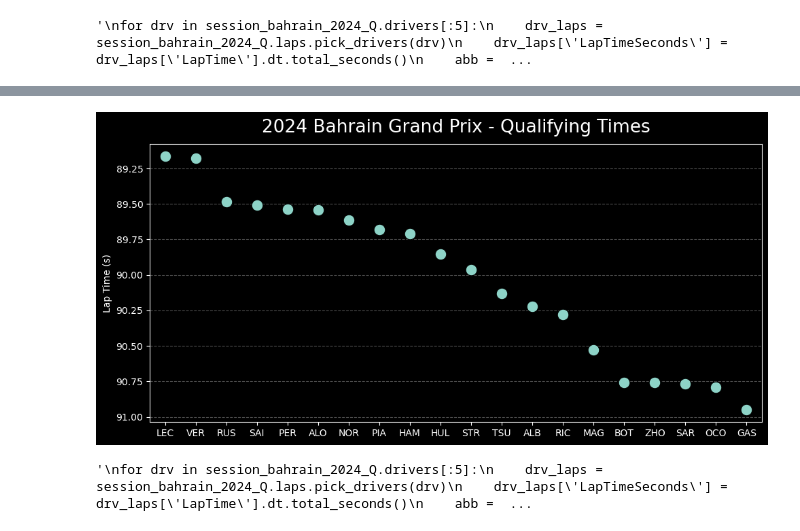
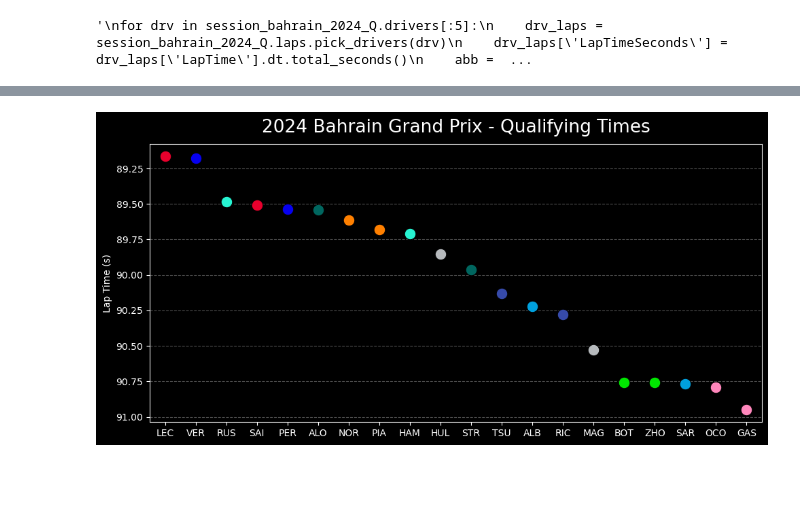
Before and after one commit to elijahmccauley/f1_tire_deg, a Jupyter notebook: FastF1Test.ipynb, the cells around one changed output, grey strips where cells are left out. Saved outputs shown, nothing was run; the diff lists cells and outputs as text; code cells hidden in the pictures; blank space fills up the shorter version.

Commit message:
Fix colors on plots

```diff
--- a/FastF1Test.ipynb
+++ b/FastF1Test.ipynb
@@ -286,10 +286,13 @@ fastest_laps = laps.loc[laps.groupby('Driver')['LapTime'].idxmin()]
 fastest_laps = fastest_laps.copy()
 fastest_laps['LapTimeSeconds'] = fastest_laps['LapTime'].dt.total_seconds()
 fastest_laps = fastest_laps.sort_values(by='LapTimeSeconds')
-print(fastest_laps)
+
 fig, ax = plt.subplots(figsize=(10, 5))
 plt.style.use('dark_background')
-
+driver_colors = {
+    driver: fastf1.plotting.get_driver_color(driver, session_bahrain_2024_Q)
+    for driver in fastest_laps['Driver']
+}
 sns.stripplot(
     x='Driver',
     y='LapTimeSeconds',
@@ -299,7 +302,8 @@ sns.stripplot(
     edgecolor='black',
     linewidth=0.8,
     ax=ax,
-    jitter=False # This keeps all points on a perfect vertical line
+    jitter=False, # This keeps all points on a perfect vertical line
+    palette=driver_colors
 )
 
 ax.set_title(f"{session_bahrain_2024_Q.event.year} {session_bahrain_2024_Q.event.EventName} - Qualifying Times")
@@ -313,37 +317,4 @@ ax.invert_yaxis()
 ax.grid(which='major', axis='y', linestyle='--', color='gray', alpha=0.6)
 plt.tight_layout()
 plt.show()
-
-'''session_results = {}
-for driver in session_bahrain_2024_Q.drivers:
-    try:
-        abb = session_bahrain_2024_Q.laps.pick_drivers(driver)['Driver'].iloc[0]
-        driver_fastest = session_bahrain_2024_Q.laps.pick_drivers(driver).pick_fastest()
-        print(driver_fastest)
-        session_results[abb] = driver_fastest['LapTime'].total_seconds()
-    except:
-        print("no data", driver)
-
-fig, ax1 = plt.subplots()
-
-for key in session_results.keys():
-    data = session_results[key]
-
-    style = fastf1.plotting.get_driver_style(identifier=key, style=['color', 'linestyle'], session=session_bahrain_2024_Q)
-    ax1.plot(key, data[0], label=key, **style)
-ax1.set_xlabel('Distance')
-ax1.set_ylabel('Speed [Km/h]')
-ax1.set_title('All Quali')
-ax1.legend()
-plt.show()     '''
-'''
-for drv in session_bahrain_2024_Q.drivers[:5]:
-    drv_laps = session_bahrain_2024_Q.laps.pick_drivers(drv)
-    drv_laps['LapTimeSeconds'] = drv_laps['LapTime'].dt.total_seconds()
-    abb = drv_laps['Driver'].iloc[0]
-
-    pit_laps = drv_laps[drv_laps['PitInTime'].notnull()]['LapNumber']
-    accurate_laps = drv_laps[drv_laps['IsAccurate']]
-    style = fastf1.plotting.get_driver_style(identifier=abb, style=['color', 'linestyle'], session=session_bahrain_2024)
-    ax.plot(accurate_laps['LapNumber'], accurate_laps["LapTimeSeconds"], label=abb, **style)'''
 # %% [output]
@@ -367,5 +324,4 @@ for drv in session_bahrain_2024_Q.drivers[:5]:
-[figure, old version]
+[figure, new version]
-'\nfor drv in session_bahrain_2024_Q.drivers[:5]:\n    drv_laps = session_bahrain_2024_Q.laps.pick_drivers(drv)\n    drv_laps[\'LapTimeSeconds\'] = drv_laps[\'LapTime\'].dt.total_seconds()\n    abb =  ...
 # %%
 fastest_laps
 # %% [output]
```
Also changed, not shown: parts of 1 cell of this notebook.
